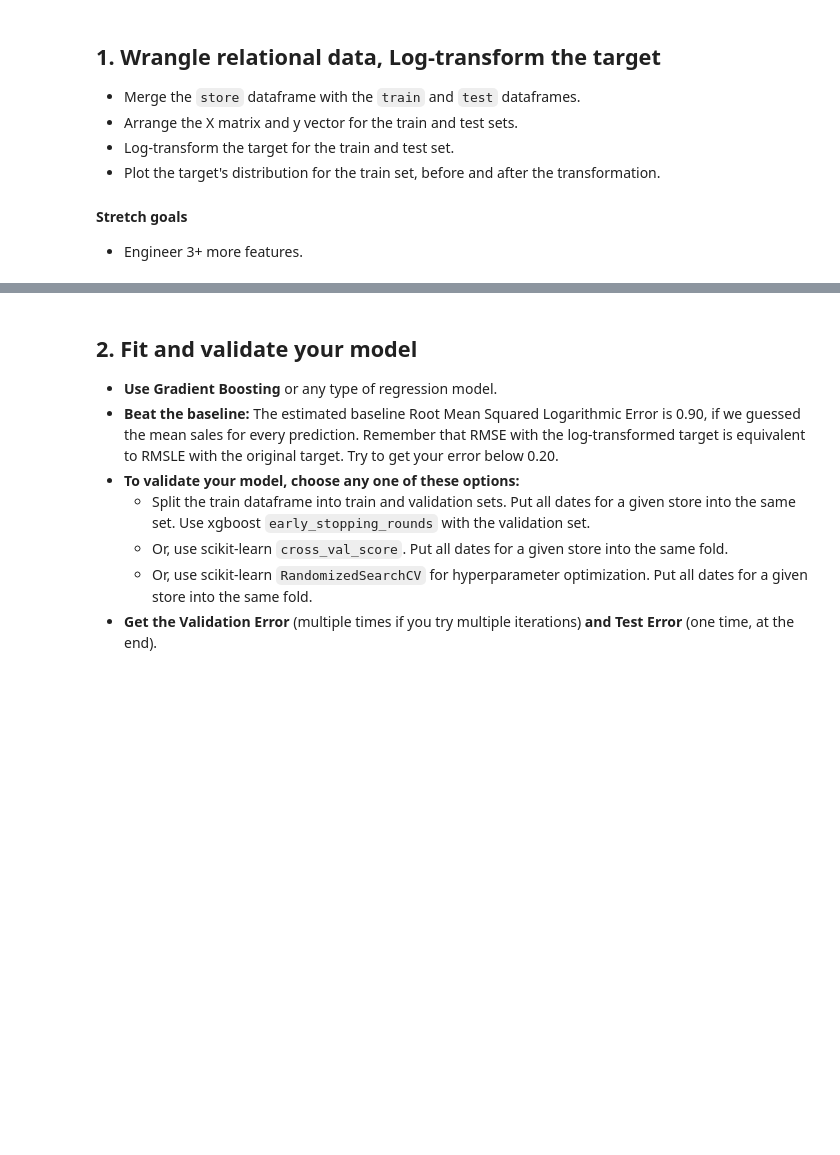
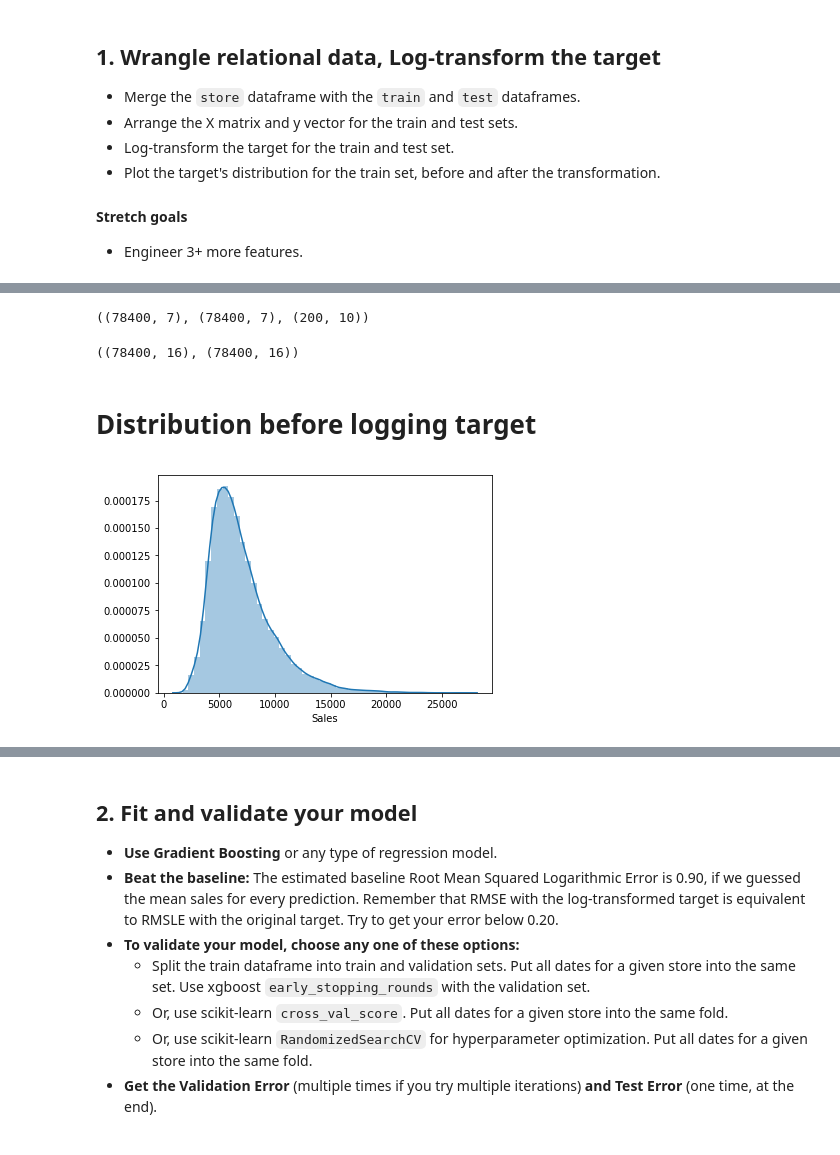
Before and after one commit to LambdaSchool/DS-Unit-2-Regression-2, a Jupyter notebook: Alvin Walker_Sprint_Challenge_8_Regression_2.ipynb, the cells around one changed output, grey strips where cells are left out. Drawn from its saved outputs; the diff is of its cells as text; code cells hidden in the pictures; blank space fills up the shorter version.

```diff
--- a/Alvin Walker_Sprint_Challenge_8_Regression_2.ipynb
+++ b/Alvin Walker_Sprint_Challenge_8_Regression_2.ipynb
@@ -53,0 +90,18 @@ This Sprint Challenge has three parts. To demonstrate mastery on each part, do a
+# %%
+train.shape, test.shape, store.shape
+# %% [output]
+((78400, 7), (78400, 7), (200, 10))
+# %%
+train_set= pd.merge(train, store)
+
+test_set= pd.merge(test, store)
+# %%
+train_set.shape, test_set.shape
+# %% [output]
+((78400, 16), (78400, 16))
+# %% [markdown]
+# Distribution before logging target
+# %%
+ax= sns.distplot(train_set['Sales'])
+# %% [output]
+[figure, added]
```
Also changed, not shown: parts of 52 cells of this notebook.
